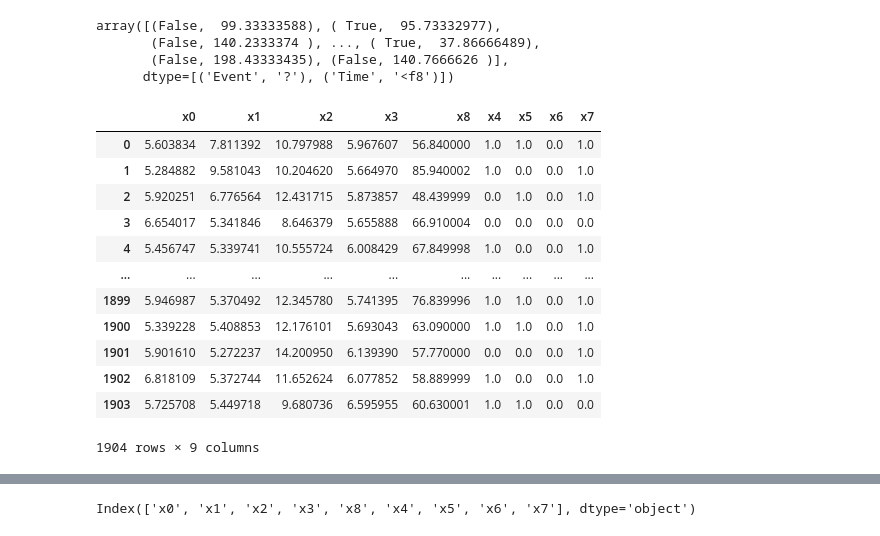
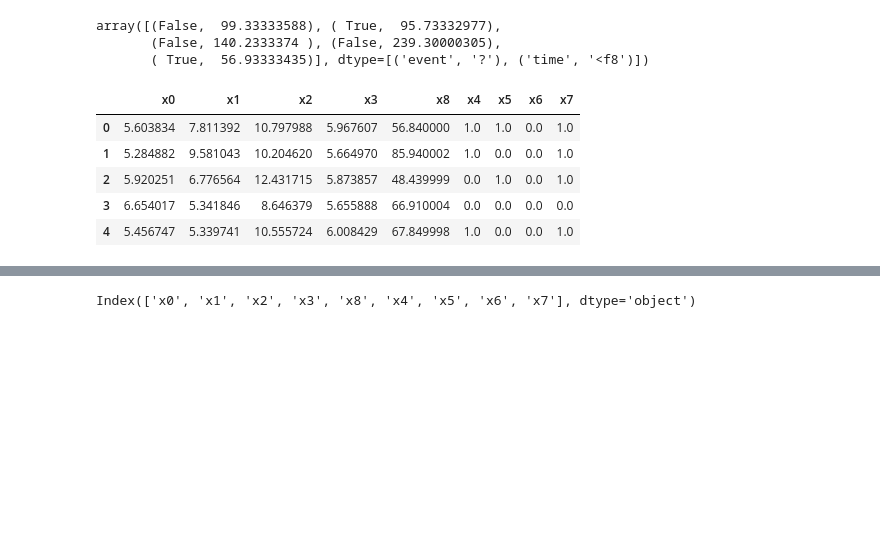
Before and after one commit to thecml/baysurv-wip, a Jupyter notebook: notebooks/datasets.ipynb, the cells around one changed output, grey strips where cells are left out. Cells and saved outputs as stored; diff of their text form; code cells hidden in the pictures; blank space fills up the shorter version.

```diff
--- a/notebooks/datasets.ipynb
+++ b/notebooks/datasets.ipynb
@@ -26,28 +26,20 @@ dl = get_data_loader("METABRIC").load_data()
 X, y = dl.get_data()
 num_features, cat_features = dl.get_features()
 # %%
-y
+y[:5]
 # %% [output]
 array([(False,  99.33333588), ( True,  95.73332977),
-       (False, 140.2333374 ), ..., ( True,  37.86666489),
-       (False, 198.43333435), (False, 140.7666626 )],
-      dtype=[('Event', '?'), ('Time', '<f8')])
+       (False, 140.2333374 ), (False, 239.30000305),
+       ( True,  56.93333435)], dtype=[('event', '?'), ('time', '<f8')])
 # %%
-X
+X[:5]
 # %% [output]
 |  | x0 | x1 | x2 | x3 | x8 | x4 | x5 | x6 | x7 |
 | 0 | 5.603834 | 7.811392 | 10.797988 | 5.967607 | 56.840000 | 1.0 | 1.0 | 0.0 | 1.0 |
 | 1 | 5.284882 | 9.581043 | 10.204620 | 5.664970 | 85.940002 | 1.0 | 0.0 | 0.0 | 1.0 |
 | 2 | 5.920251 | 6.776564 | 12.431715 | 5.873857 | 48.439999 | 0.0 | 1.0 | 0.0 | 1.0 |
 | 3 | 6.654017 | 5.341846 | 8.646379 | 5.655888 | 66.910004 | 0.0 | 0.0 | 0.0 | 0.0 |
 | 4 | 5.456747 | 5.339741 | 10.555724 | 6.008429 | 67.849998 | 1.0 | 0.0 | 0.0 | 1.0 |
-| ... | ... | ... | ... | ... | ... | ... | ... | ... | ... |
-| 1899 | 5.946987 | 5.370492 | 12.345780 | 5.741395 | 76.839996 | 1.0 | 1.0 | 0.0 | 1.0 |
-| 1900 | 5.339228 | 5.408853 | 12.176101 | 5.693043 | 63.090000 | 1.0 | 1.0 | 0.0 | 1.0 |
-| 1901 | 5.901610 | 5.272237 | 14.200950 | 6.139390 | 57.770000 | 0.0 | 0.0 | 0.0 | 1.0 |
-| 1902 | 6.818109 | 5.372744 | 11.652624 | 6.077852 | 58.889999 | 1.0 | 0.0 | 0.0 | 1.0 |
-| 1903 | 5.725708 | 5.449718 | 9.680736 | 6.595955 | 60.630001 | 1.0 | 1.0 | 0.0 | 0.0 |
-1904 rows × 9 columns
 # %%
 X.shape
 # %% [output]
```
Also changed, not shown: parts of 4 cells of this notebook, 3 other files.
